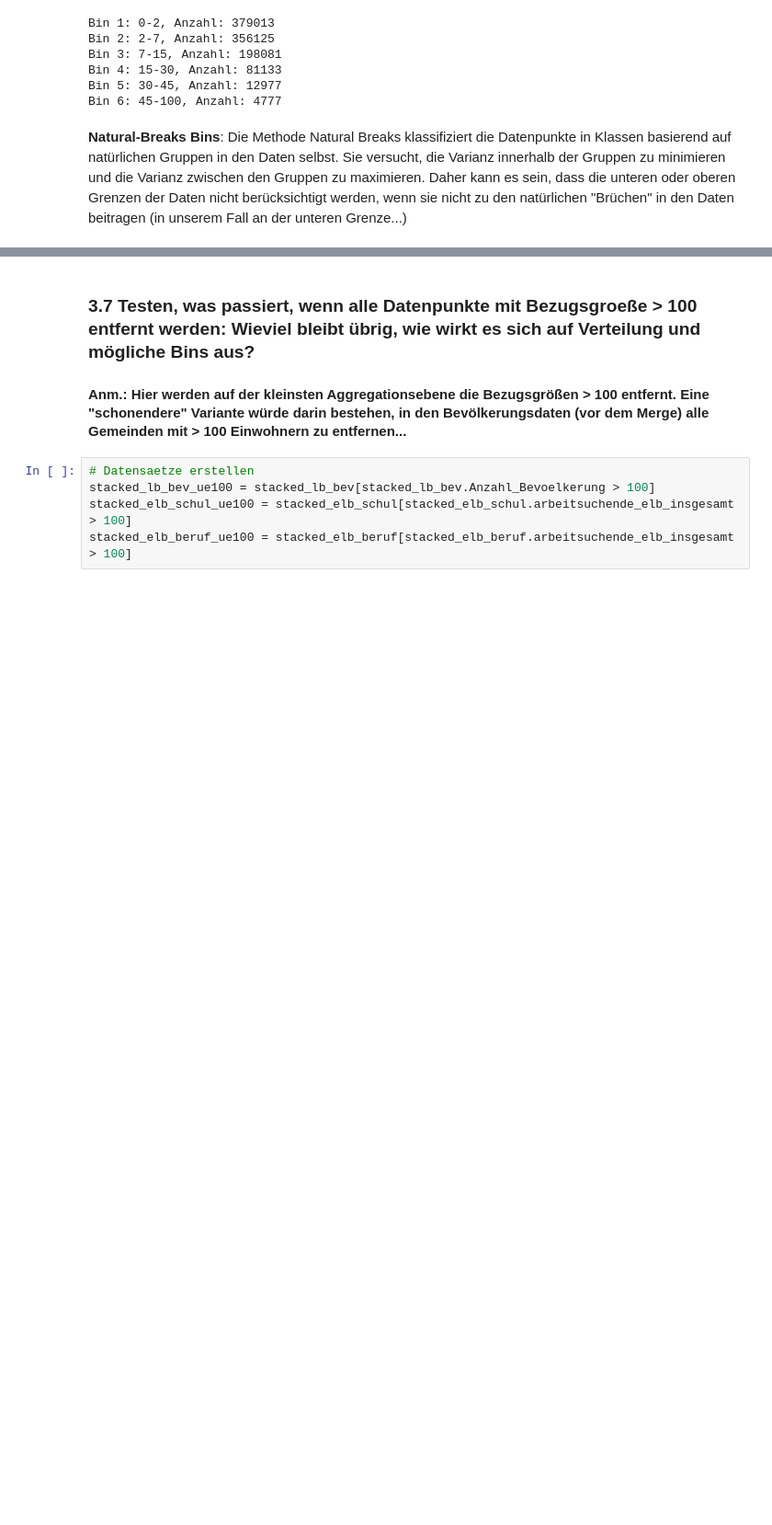
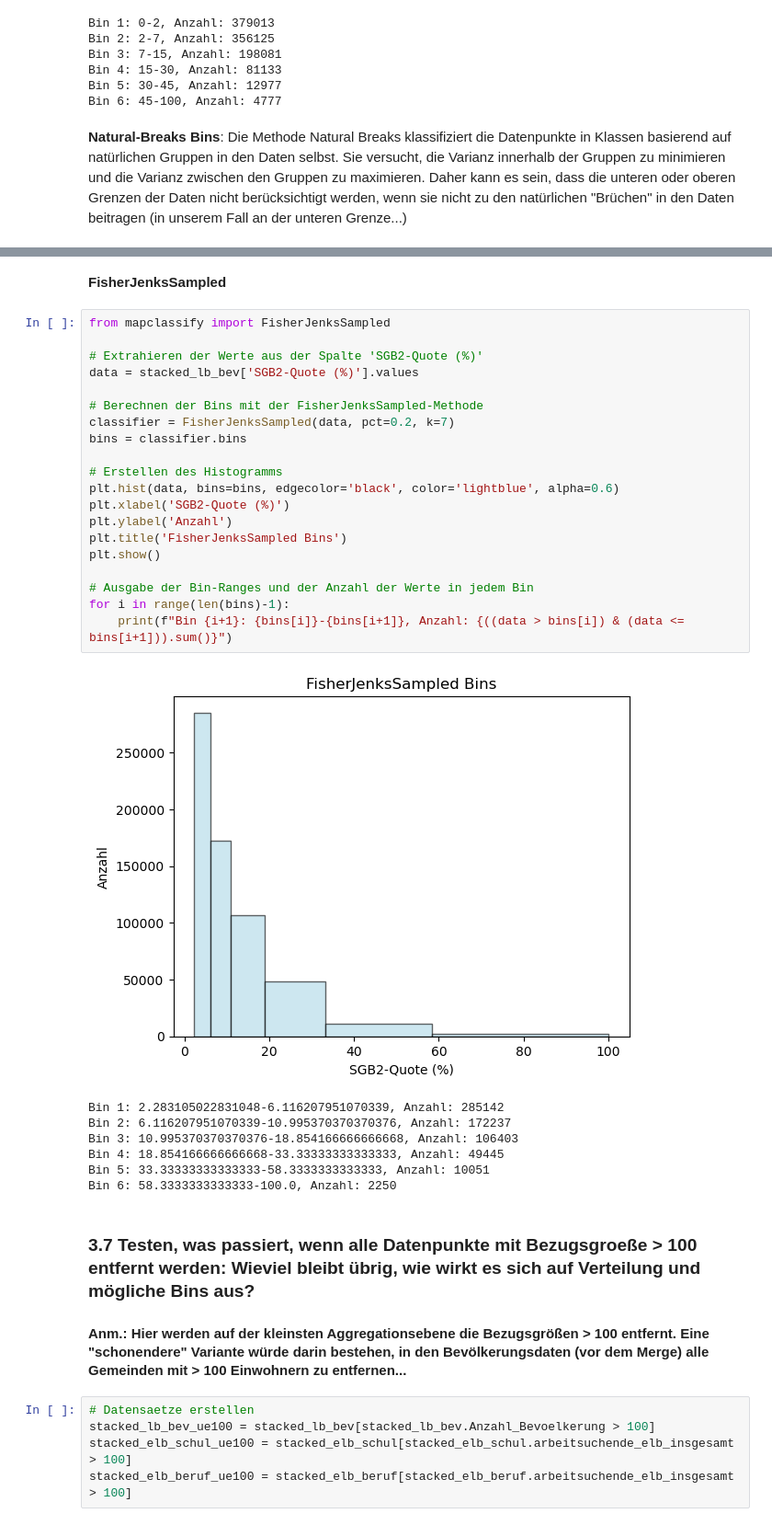
Before and after one commit to tobias-vetterle/mikrokosmos, a Jupyter notebook: aufbereitung_mikrokosmos.ipynb, the cells around one changed output, grey strips where cells are left out. Shown at 92% size. Cells and saved outputs as stored; diff of their text form; blank space fills up the shorter version.

```diff
--- a/aufbereitung_mikrokosmos.ipynb
+++ b/aufbereitung_mikrokosmos.ipynb
@@ -818,3 +818,33 @@ Bin 5: 55.434782608695656-100.0, Anzahl: 2610
+# %% [markdown]
+__FisherJenksSampled__
+# %%
+from mapclassify import FisherJenksSampled
+
+# Extrahieren der Werte aus der Spalte 'SGB2-Quote (%)'
+data = stacked_lb_bev['SGB2-Quote (%)'].values
+
+# Berechnen der Bins mit der FisherJenksSampled-Methode
+classifier = FisherJenksSampled(data, pct=0.2, k=7)
+bins = classifier.bins
+
+# Erstellen des Histogramms
+plt.hist(data, bins=bins, edgecolor='black', color='lightblue', alpha=0.6)
+plt.xlabel('SGB2-Quote (%)')
+plt.ylabel('Anzahl')
+plt.title('FisherJenksSampled Bins')
+plt.show()
+
+# Ausgabe der Bin-Ranges und der Anzahl der Werte in jedem Bin
+for i in range(len(bins)-1):
+    print(f"Bin {i+1}: {bins[i]}-{bins[i+1]}, Anzahl: {((data > bins[i]) & (data <= bins[i+1])).sum()}")
+# %% [output]
+[figure, added]
+Bin 1: 2.283105022831048-6.116207951070339, Anzahl: 285142
+Bin 2: 6.116207951070339-10.995370370370376, Anzahl: 172237
+Bin 3: 10.995370370370376-18.854166666666668, Anzahl: 106403
+Bin 4: 18.854166666666668-33.33333333333333, Anzahl: 49445
+Bin 5: 33.33333333333333-58.3333333333333, Anzahl: 10051
+Bin 6: 58.3333333333333-100.0, Anzahl: 2250
 # %% [markdown]
 ### 3.7 Testen, was passiert, wenn  alle Datenpunkte mit Bezugsgroeße > 100 entfernt werden: Wieviel bleibt übrig, wie wirkt es sich auf Verteilung und mögliche Bins aus?
 
```
Also changed, not shown: parts of 3 cells of this notebook.
